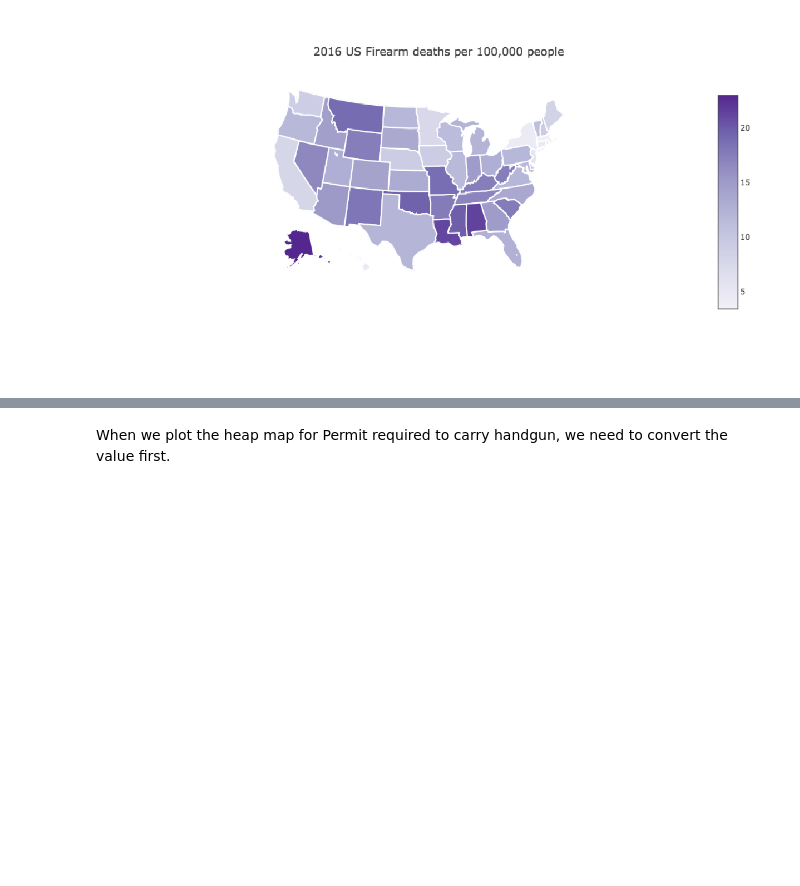
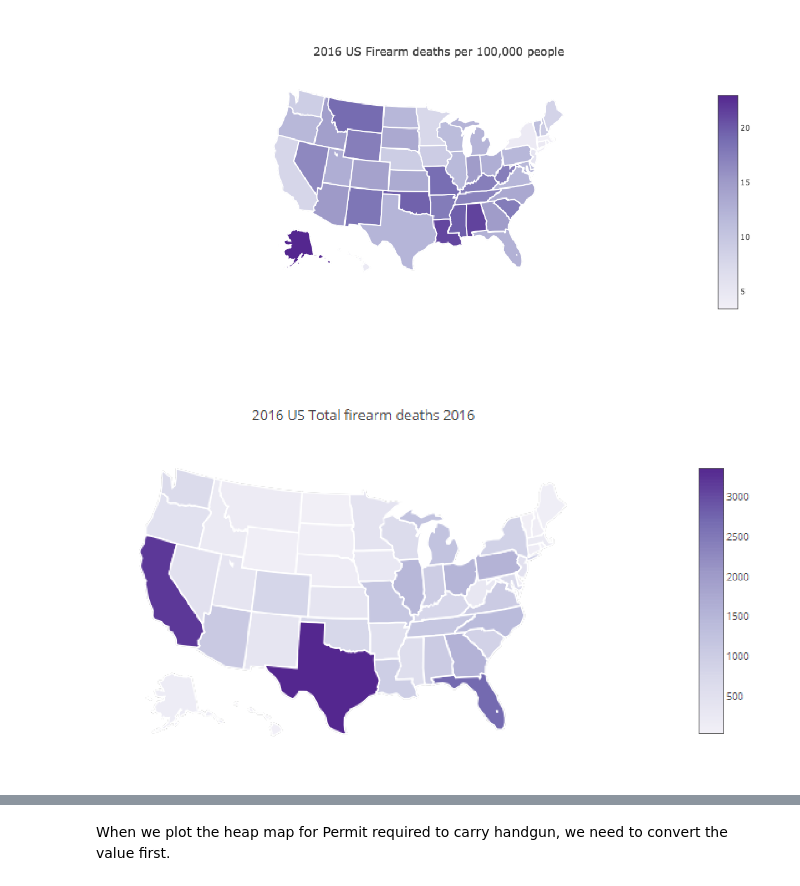
Before and after one commit to KennySitu/Team_Two_But_-1_In_Standings, a Jupyter notebook: Visualization/Visualization.ipynb, the cells around one changed output, grey strips where cells are left out. Cells and saved outputs as stored; diff of their text form; code cells hidden in the pictures; blank space fills up the shorter version.

Commit message:
final verison, corrected float conversion and totals heatmaps

```diff
--- a/Visualization/Visualization.ipynb
+++ b/Visualization/Visualization.ipynb
@@ -172,2 +191,7 @@ plotPng('figure/heatmap_deaths.png')
 # %% [output]
 [figure]
+# %%
+plotPng('figure/Totals_Firearm.png')
+# Total Firearm deaths in each state across the US
+# %% [output]
+[figure, added]
```
Also changed, not shown: parts of 23 cells of this notebook.
